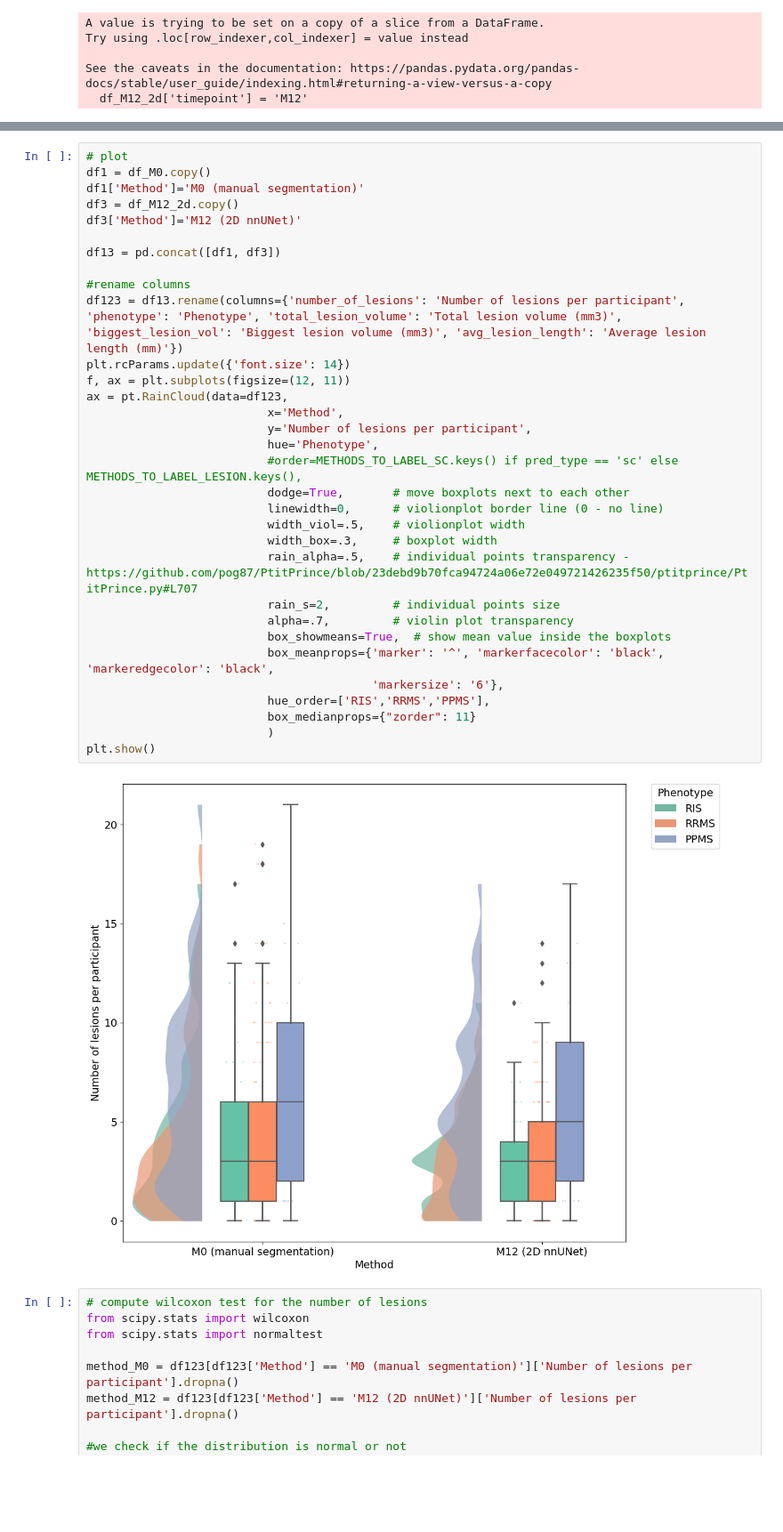
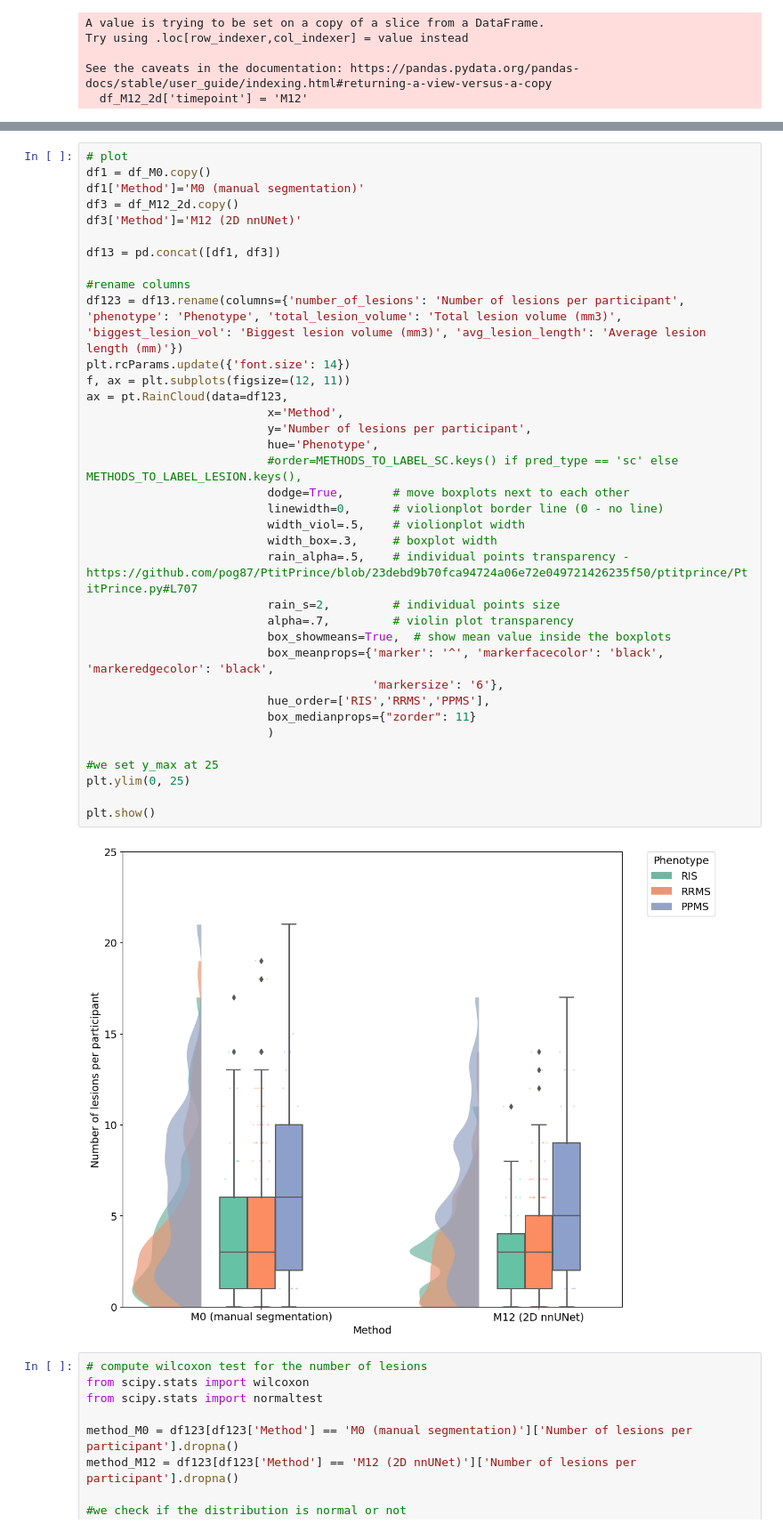
Before and after one commit to ivadomed/canproco, a Jupyter notebook: dataset_analysis/dataframe_analysis.ipynb, the cells around one changed output, grey strips where cells are left out. Shown at 89% size. Drawn from its saved outputs; the diff is of its cells as text; blank space fills up the shorter version.

Commit message:
changed figure size to include brackets

```diff
--- a/dataset_analysis/dataframe_analysis.ipynb
+++ b/dataset_analysis/dataframe_analysis.ipynb
@@ -417,34 +419,38 @@ df1 = df_M0.copy()
 df1['Method']='M0 (manual segmentation)'
 df3 = df_M12_2d.copy()
 df3['Method']='M12 (2D nnUNet)'
 
 df13 = pd.concat([df1, df3])
 
 #rename columns
 df123 = df13.rename(columns={'number_of_lesions': 'Number of lesions per participant', 'phenotype': 'Phenotype', 'total_lesion_volume': 'Total lesion volume (mm3)', 'biggest_lesion_vol': 'Biggest lesion volume (mm3)', 'avg_lesion_length': 'Average lesion length (mm)'})
 plt.rcParams.update({'font.size': 14})
 f, ax = plt.subplots(figsize=(12, 11))
 ax = pt.RainCloud(data=df123,
                           x='Method',
                           y='Number of lesions per participant',
                           hue='Phenotype',
                           #order=METHODS_TO_LABEL_SC.keys() if pred_type == 'sc' else METHODS_TO_LABEL_LESION.keys(),
                           dodge=True,       # move boxplots next to each other
                           linewidth=0,      # violionplot border line (0 - no line)
                           width_viol=.5,    # violionplot width
                           width_box=.3,     # boxplot width
                           rain_alpha=.5,    # individual points transparency - https://github.com/pog87/PtitPrince/blob/23debd9b70fca94724a06e72e049721426235f50/ptitprince/PtitPrince.py#L707
                           rain_s=2,         # individual points size
                           alpha=.7,         # violin plot transparency
                           box_showmeans=True,  # show mean value inside the boxplots
                           box_meanprops={'marker': '^', 'markerfacecolor': 'black', 'markeredgecolor': 'black',
                                          'markersize': '6'},
                           hue_order=['RIS','RRMS','PPMS'],
                           box_medianprops={"zorder": 11}
                           )
+
+#we set y_max at 25
+plt.ylim(0, 25)
+
 plt.show()
 # %% [output]
-[figure, old version]
+[figure, new version]
 # %%
 # compute wilcoxon test for the number of lesions
 from scipy.stats import wilcoxon
```
Also changed, not shown: parts of 1 cell of this notebook.
